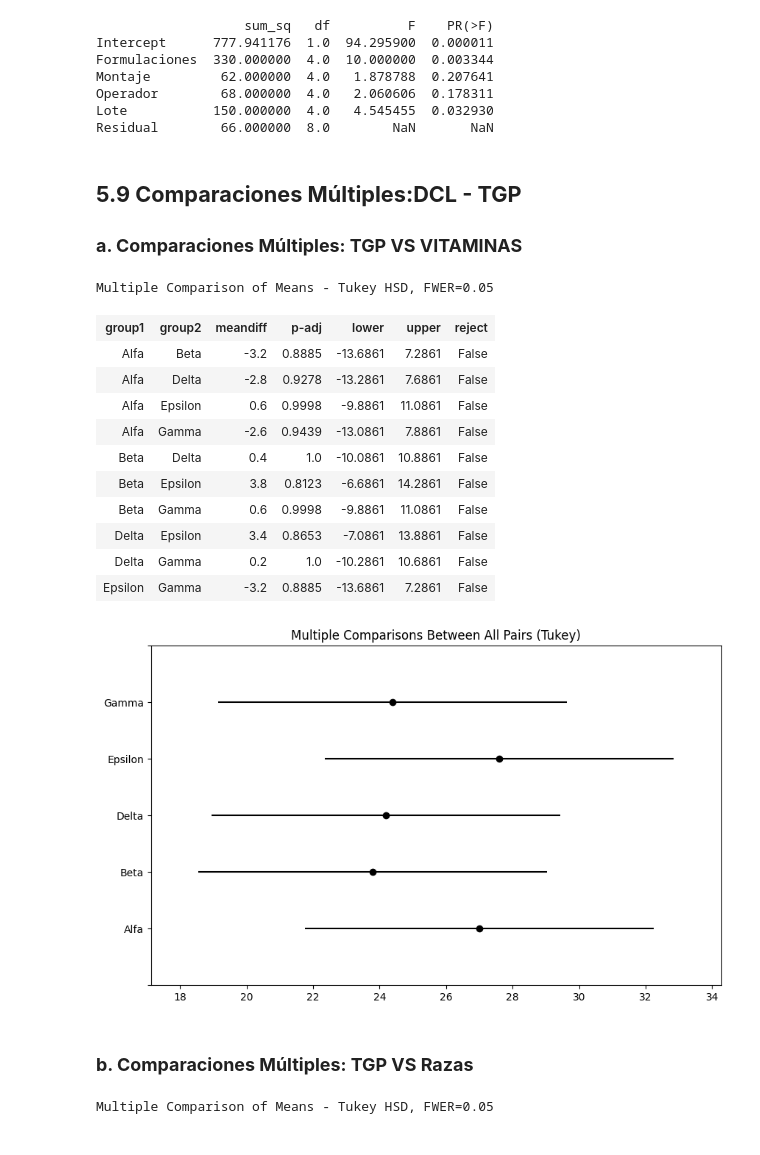
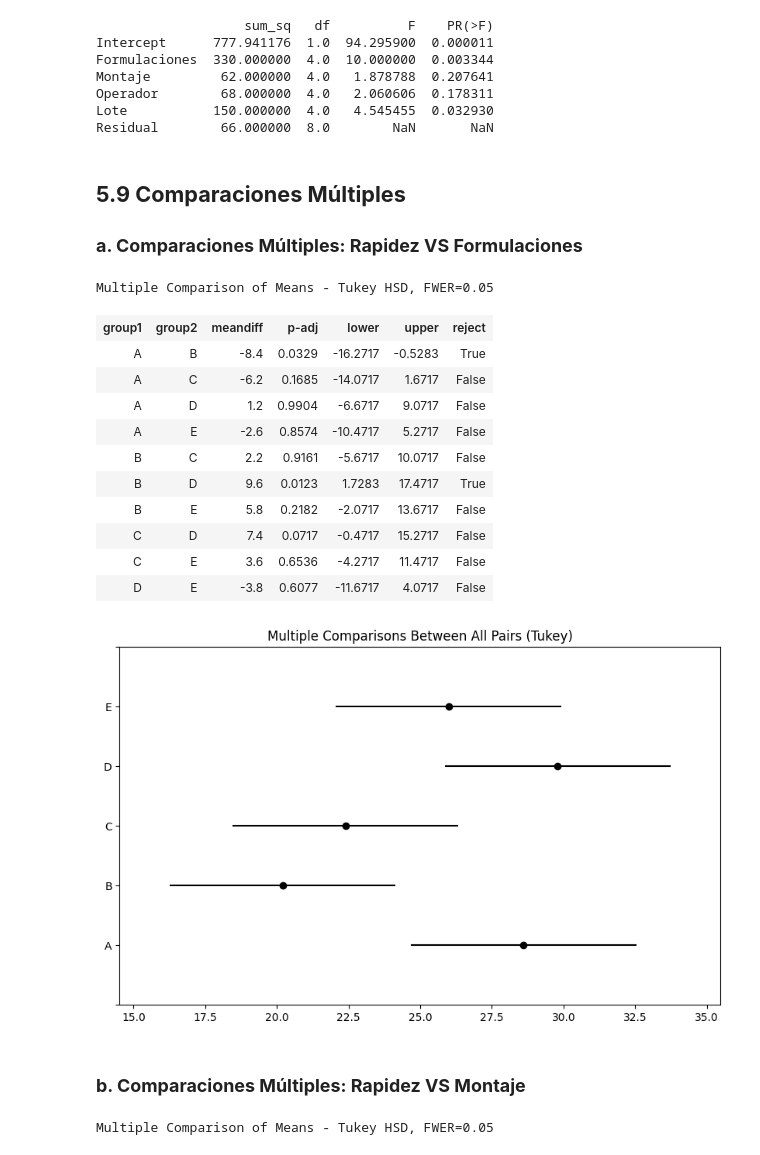
Before and after one commit to juancuadrado/DOE_2023, a Jupyter notebook: DCGL.ipynb, the cells around one changed output. Saved outputs shown, nothing was run; the diff lists cells and outputs as text; code cells hidden in the pictures.

```diff
--- a/DCGL.ipynb
+++ b/DCGL.ipynb
@@ -204,33 +208,33 @@ Operador        68.000000  4.0   2.060606  0.178311
 Lote           150.000000  4.0   4.545455  0.032930
 Residual        66.000000  8.0        NaN       NaN
 # %% [markdown]
-## **5.9 Comparaciones Múltiples:DCL - TGP**
-### **a. Comparaciones Múltiples: TGP VS VITAMINAS**
+## **5.9 Comparaciones Múltiples**
+### **a. Comparaciones Múltiples: Rapidez VS Formulaciones**
 # %%
 ### **a. Comparaciones Múltiples: TGP VS VITAMINAS**
 tukey = pairwise_tukeyhsd(endog=DCGL["Rapidez"],     # Data
-                          groups=DCGL["Montaje"],   # Groups
+                          groups=DCGL["Formulaciones"],   # Groups
                           alpha=0.05)          # Significance level
 
 tukey.plot_simultaneous()    # Plot group confidence intervals
 #plt.vlines(x=200,ymin=-0.5,ymax=14.5, color="red")
 tukey.summary()
 # %% [output]
 Multiple Comparison of Means - Tukey HSD, FWER=0.05
 | group1 | group2 | meandiff | p-adj | lower | upper | reject |
-| Alfa | Beta | -3.2 | 0.8885 | -13.6861 | 7.2861 | False |
-| Alfa | Delta | -2.8 | 0.9278 | -13.2861 | 7.6861 | False |
-| Alfa | Epsilon | 0.6 | 0.9998 | -9.8861 | 11.0861 | False |
-| Alfa | Gamma | -2.6 | 0.9439 | -13.0861 | 7.8861 | False |
-| Beta | Delta | 0.4 | 1.0 | -10.0861 | 10.8861 | False |
-| Beta | Epsilon | 3.8 | 0.8123 | -6.6861 | 14.2861 | False |
-| Beta | Gamma | 0.6 | 0.9998 | -9.8861 | 11.0861 | False |
-| Delta | Epsilon | 3.4 | 0.8653 | -7.0861 | 13.8861 | False |
-| Delta | Gamma | 0.2 | 1.0 | -10.2861 | 10.6861 | False |
-| Epsilon | Gamma | -3.2 | 0.8885 | -13.6861 | 7.2861 | False |
+| A | B | -8.4 | 0.0329 | -16.2717 | -0.5283 | True |
+| A | C | -6.2 | 0.1685 | -14.0717 | 1.6717 | False |
+| A | D | 1.2 | 0.9904 | -6.6717 | 9.0717 | False |
+| A | E | -2.6 | 0.8574 | -10.4717 | 5.2717 | False |
+| B | C | 2.2 | 0.9161 | -5.6717 | 10.0717 | False |
+| B | D | 9.6 | 0.0123 | 1.7283 | 17.4717 | True |
+| B | E | 5.8 | 0.2182 | -2.0717 | 13.6717 | False |
+| C | D | 7.4 | 0.0717 | -0.4717 | 15.2717 | False |
+| C | E | 3.6 | 0.6536 | -4.2717 | 11.4717 | False |
+| D | E | -3.8 | 0.6077 | -11.6717 | 4.0717 | False |
-[figure, old version]
+[figure, new version]
 # %% [markdown]
-### **b. Comparaciones Múltiples: TGP VS Razas**
+### **b. Comparaciones Múltiples: Rapidez VS Montaje**
 # %%
 ### **b. Comparaciones Múltiples: TGP VS Razas**
 tukey = pairwise_tukeyhsd(endog=DCGL["Rapidez"],     # Data
```
Also changed, not shown: parts of 4 cells of this notebook.
